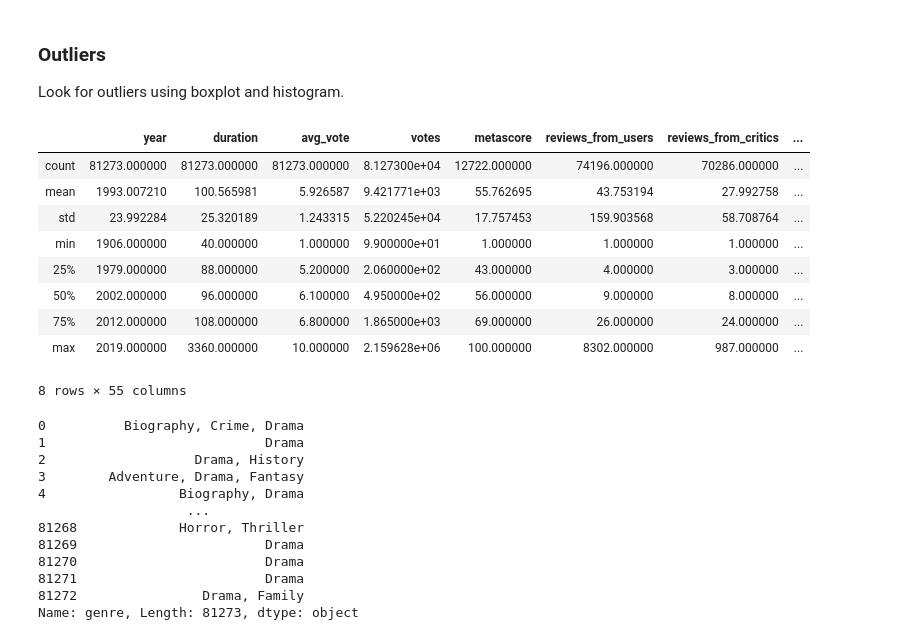
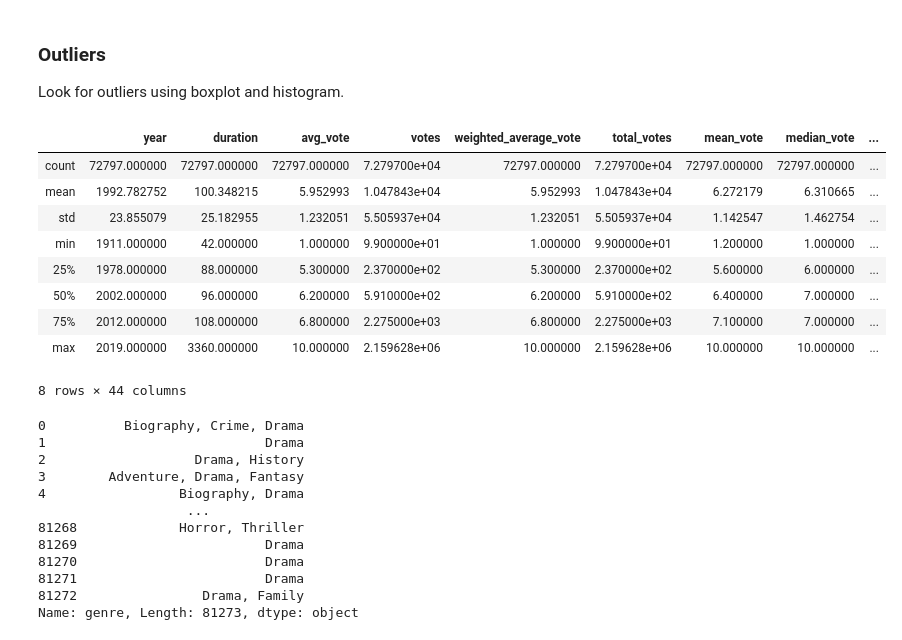
Before and after one commit to pitaconsumer/Capstone_3_Similarity-Models, a Jupyter notebook: Capstone 3_Unsupervised Learning-PCA.ipynb, the cells around one changed output. Drawn from its saved outputs; the diff is of its cells as text; code cells hidden in the pictures.

```diff
--- a/Capstone 3_Unsupervised Learning-PCA.ipynb
+++ b/Capstone 3_Unsupervised Learning-PCA.ipynb
@@ -103,0 +125,4 @@ missing_data.head(20)
+# %%
+# We will DROP ALL nulls!!!
+
+this_is_your_base_just_use_this = movie_recs.dropna(axis='columns',thresh=81273-4300).dropna()
@@ -278,18 +322,18 @@ Text(0.5, 1.0, 'PCA of Two-dimensions Versus Three-Dimensions')
 ### Outliers
 Look for outliers using boxplot and histogram.
 # %%
-movie_recs.describe()
+this_is_your_base_just_use_this.describe()
 # %% [output]
-|  | year | duration | avg_vote | votes | metascore | reviews_from_users | reviews_from_critics | ... |
-| count | 81273.000000 | 81273.000000 | 81273.000000 | 8.127300e+04 | 12722.000000 | 74196.000000 | 70286.000000 | ... |
-| mean | 1993.007210 | 100.565981 | 5.926587 | 9.421771e+03 | 55.762695 | 43.753194 | 27.992758 | ... |
-| std | 23.992284 | 25.320189 | 1.243315 | 5.220245e+04 | 17.757453 | 159.903568 | 58.708764 | ... |
-| min | 1906.000000 | 40.000000 | 1.000000 | 9.900000e+01 | 1.000000 | 1.000000 | 1.000000 | ... |
-| 25% | 1979.000000 | 88.000000 | 5.200000 | 2.060000e+02 | 43.000000 | 4.000000 | 3.000000 | ... |
-| 50% | 2002.000000 | 96.000000 | 6.100000 | 4.950000e+02 | 56.000000 | 9.000000 | 8.000000 | ... |
-| 75% | 2012.000000 | 108.000000 | 6.800000 | 1.865000e+03 | 69.000000 | 26.000000 | 24.000000 | ... |
-| max | 2019.000000 | 3360.000000 | 10.000000 | 2.159628e+06 | 100.000000 | 8302.000000 | 987.000000 | ... |
+|  | year | duration | avg_vote | votes | weighted_average_vote | total_votes | mean_vote | median_vote | ... |
+| count | 72797.000000 | 72797.000000 | 72797.000000 | 7.279700e+04 | 72797.000000 | 7.279700e+04 | 72797.000000 | 72797.000000 | ... |
+| mean | 1992.782752 | 100.348215 | 5.952993 | 1.047843e+04 | 5.952993 | 1.047843e+04 | 6.272179 | 6.310665 | ... |
+| std | 23.855079 | 25.182955 | 1.232051 | 5.505937e+04 | 1.232051 | 5.505937e+04 | 1.142547 | 1.462754 | ... |
+| min | 1911.000000 | 42.000000 | 1.000000 | 9.900000e+01 | 1.000000 | 9.900000e+01 | 1.200000 | 1.000000 | ... |
+| 25% | 1978.000000 | 88.000000 | 5.300000 | 2.370000e+02 | 5.300000 | 2.370000e+02 | 5.600000 | 6.000000 | ... |
+| 50% | 2002.000000 | 96.000000 | 6.200000 | 5.910000e+02 | 6.200000 | 5.910000e+02 | 6.400000 | 7.000000 | ... |
+| 75% | 2012.000000 | 108.000000 | 6.800000 | 2.275000e+03 | 6.800000 | 2.275000e+03 | 7.100000 | 7.000000 | ... |
+| max | 2019.000000 | 3360.000000 | 10.000000 | 2.159628e+06 | 10.000000 | 2.159628e+06 | 10.000000 | 10.000000 | ... |
-8 rows × 55 columns
+8 rows × 44 columns
 # %%
 movie_recs['genre']
 # %% [output]
```
Also changed, not shown: parts of 47 cells of this notebook.
